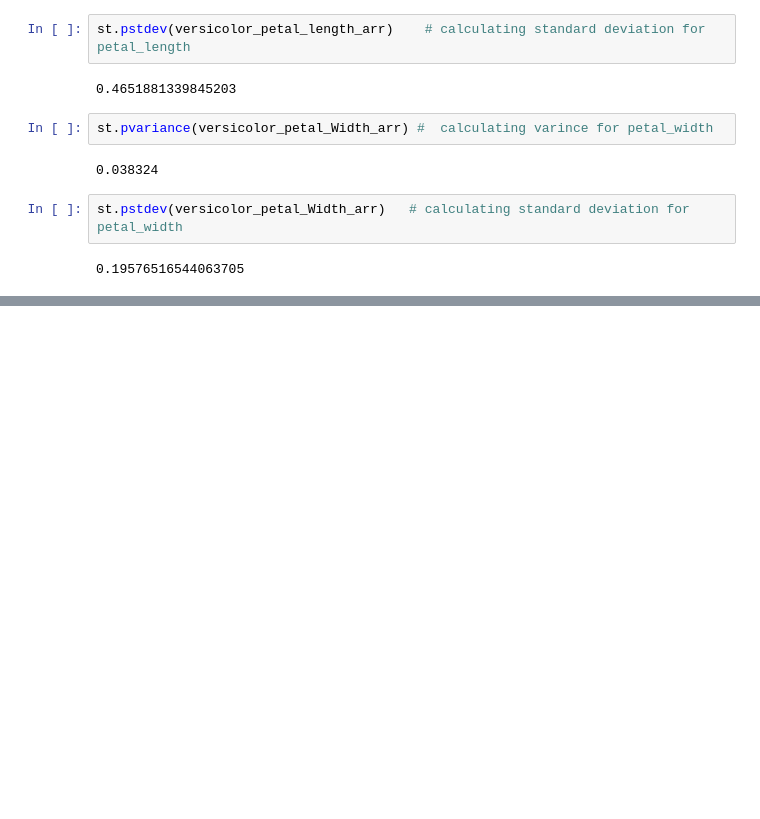
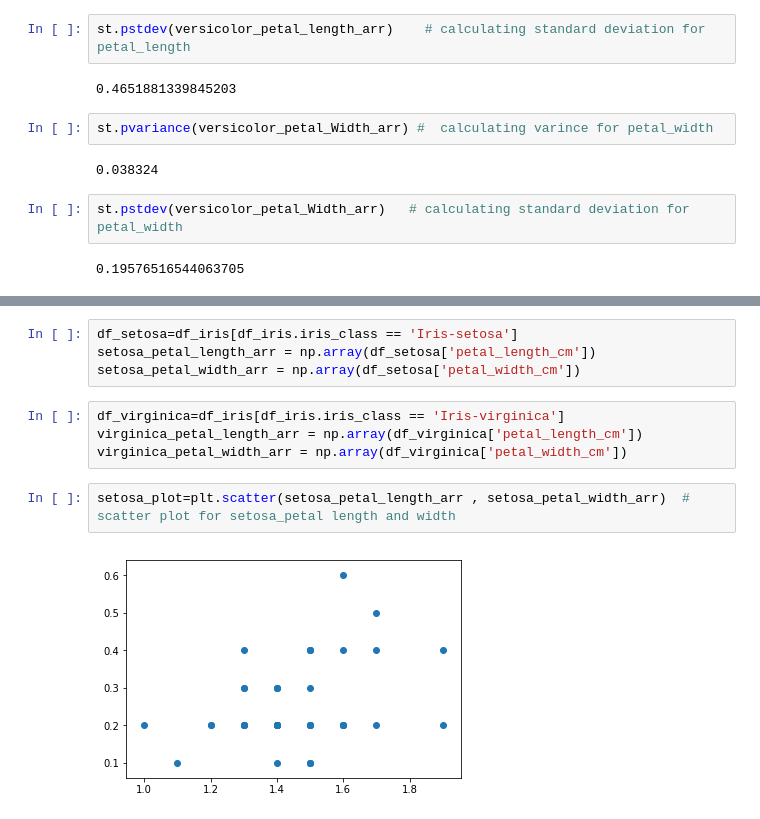
Before and after one commit to Abdelqader-001/HW_Projects, a Jupyter notebook: Exam_Iris Data analysis.ipynb, the cells around one changed output, grey strips where cells are left out. Cells and saved outputs as stored; diff of their text form; blank space fills up the shorter version.

```diff
--- a/Exam_Iris Data analysis.ipynb
+++ b/Exam_Iris Data analysis.ipynb
@@ -104,3 +104,15 @@ plt.xlabel('petal_Length')
 # %% [output]
 Text(0.5, 0, 'petal_Length')
 [figure]
+# %%
+df_setosa=df_iris[df_iris.iris_class == 'Iris-setosa']
+setosa_petal_length_arr = np.array(df_setosa['petal_length_cm'])
+setosa_petal_width_arr = np.array(df_setosa['petal_width_cm'])
+# %%
+df_virginica=df_iris[df_iris.iris_class == 'Iris-virginica']
+virginica_petal_length_arr = np.array(df_virginica['petal_length_cm'])
+virginica_petal_width_arr = np.array(df_virginica['petal_width_cm'])
+# %%
+setosa_plot=plt.scatter(setosa_petal_length_arr , setosa_petal_width_arr)  # scatter plot for setosa_petal length and width
+# %% [output]
+[figure, added]
```
Also changed, not shown: parts of 4 cells of this notebook.
